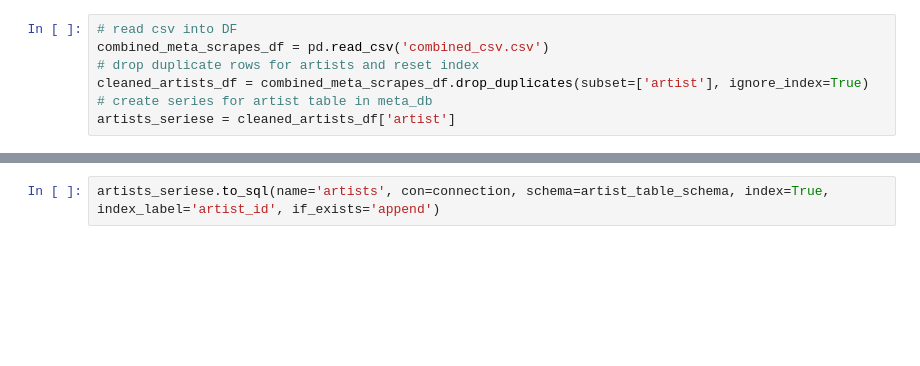
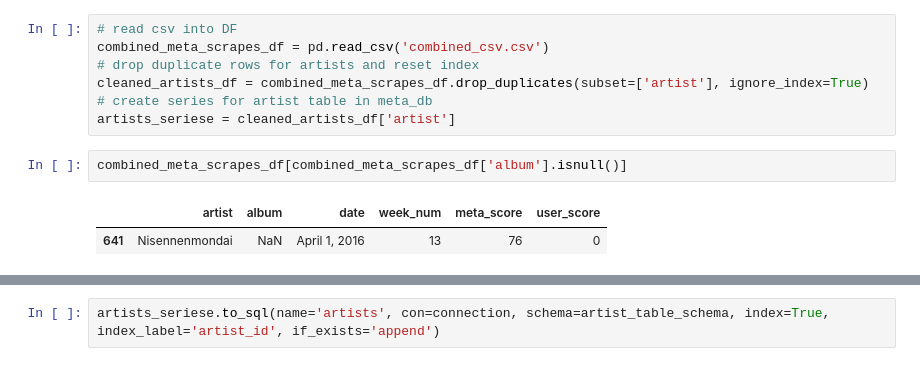
Before and after one commit to dorisep/metaPlaylist, a Jupyter notebook: data/historical_data/meta_db.ipynb, the cells around one changed output, grey strips where cells are left out. Saved outputs shown, nothing was run; the diff lists cells and outputs as text; blank space fills up the shorter version.

Commit message:
found bug - added folder screen shots- NaN in csv file
Meta_scrape returned an empty screen when it encountered '#N/A' as an album name.

```diff
--- a/data/historical_data/meta_db.ipynb
+++ b/data/historical_data/meta_db.ipynb
@@ -71,3 +72,8 @@ combined_meta_scrapes_df = pd.read_csv('combined_csv.csv')
 cleaned_artists_df = combined_meta_scrapes_df.drop_duplicates(subset=['artist'], ignore_index=True)
 # create series for artist table in meta_db
 artists_seriese = cleaned_artists_df['artist']
+# %%
+combined_meta_scrapes_df[combined_meta_scrapes_df['album'].isnull()]
+# %% [output]
+|  | artist | album | date | week_num | meta_score | user_score |
+| 641 | Nisennenmondai | NaN | April 1, 2016 | 13 | 76 | 0 |
```
Also changed, not shown: parts of 5 cells of this notebook, 4 other files.
